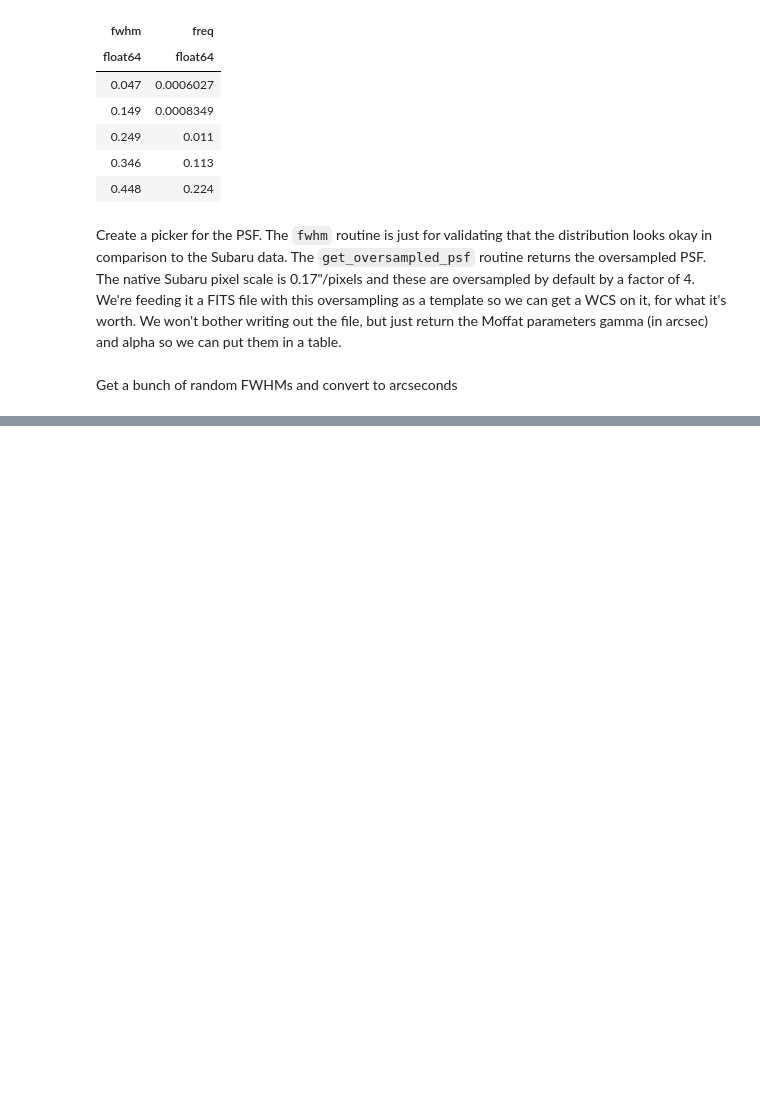
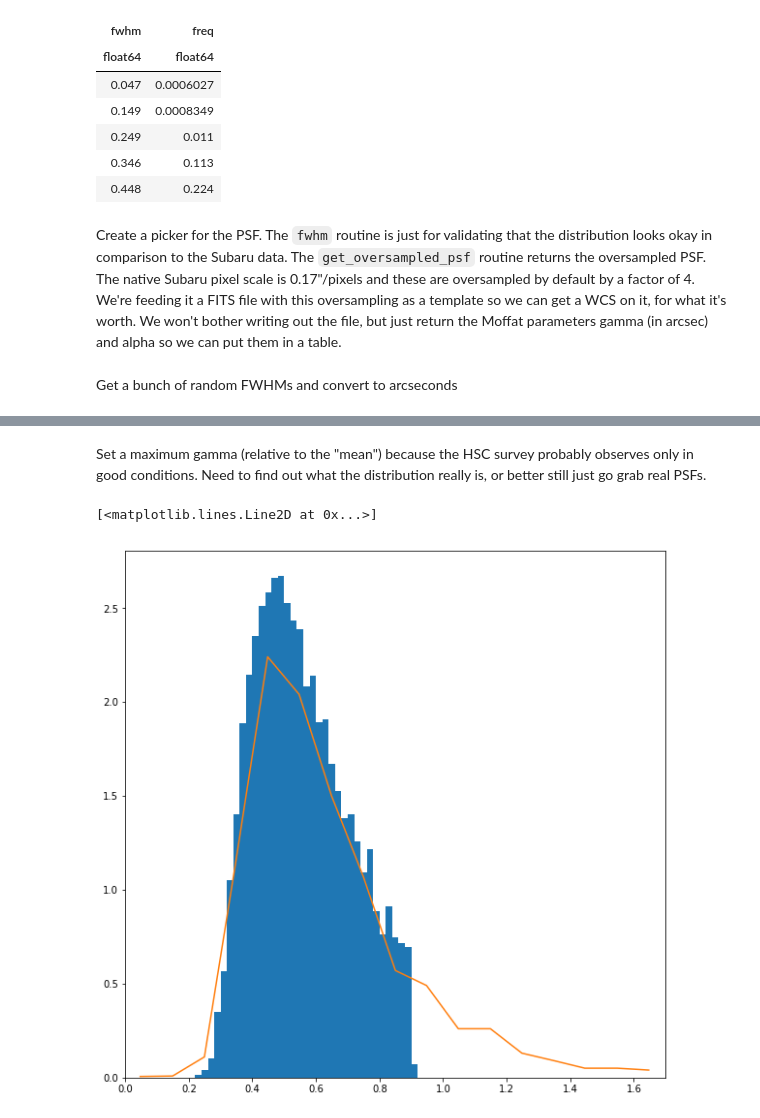
Before and after one commit to robelgeda/dsii_dwarfs, a Jupyter notebook: dsii_dwarfs/notebooks/HSC_fake_psf_picker.ipynb, the cells around one changed output, grey strips where cells are left out. Drawn from its saved outputs; the diff is of its cells as text; code cells hidden in the pictures; blank space fills up the shorter version.

```diff
--- a/dsii_dwarfs/notebooks/HSC_fake_psf_picker.ipynb
+++ b/dsii_dwarfs/notebooks/HSC_fake_psf_picker.ipynb
@@ -87,3 +91,16 @@ plt.plot(t['fwhm'],t['freq']/0.1)
+# %% [markdown]
+Set a maximum gamma (relative to the "mean") because the HSC survey probably observes only in good conditions. Need to find out what the distribution really is, or better still just go grab real PSFs.
+# %%
+pf = HSCMoffatPSFPicker(max_gamma_factor=4.)
+#gammas = pf.gamma(size=10000)/4.
+fwhms = pf.fwhm(size=10000)*0.17 # HSC pixel scale is 0.17
+np.percentile(fwhms,1.),np.percentile(fwhms,99.)
+n,bins,patches = plt.hist(fwhms,np.arange(0.,2.5,0.02),density=True)
+plt.xlim(0,1.7)
+plt.plot(t['fwhm'],t['freq']/0.1)
+# %% [output]
+[<matplotlib.lines.Line2D at 0x...>]
+[figure, added]
 # %%
 g,a,psf = pf.get_oversampled_psf()
 plt.imshow(psf)
```
Also changed, not shown: parts of 6 cells of this notebook, 26 other files.
